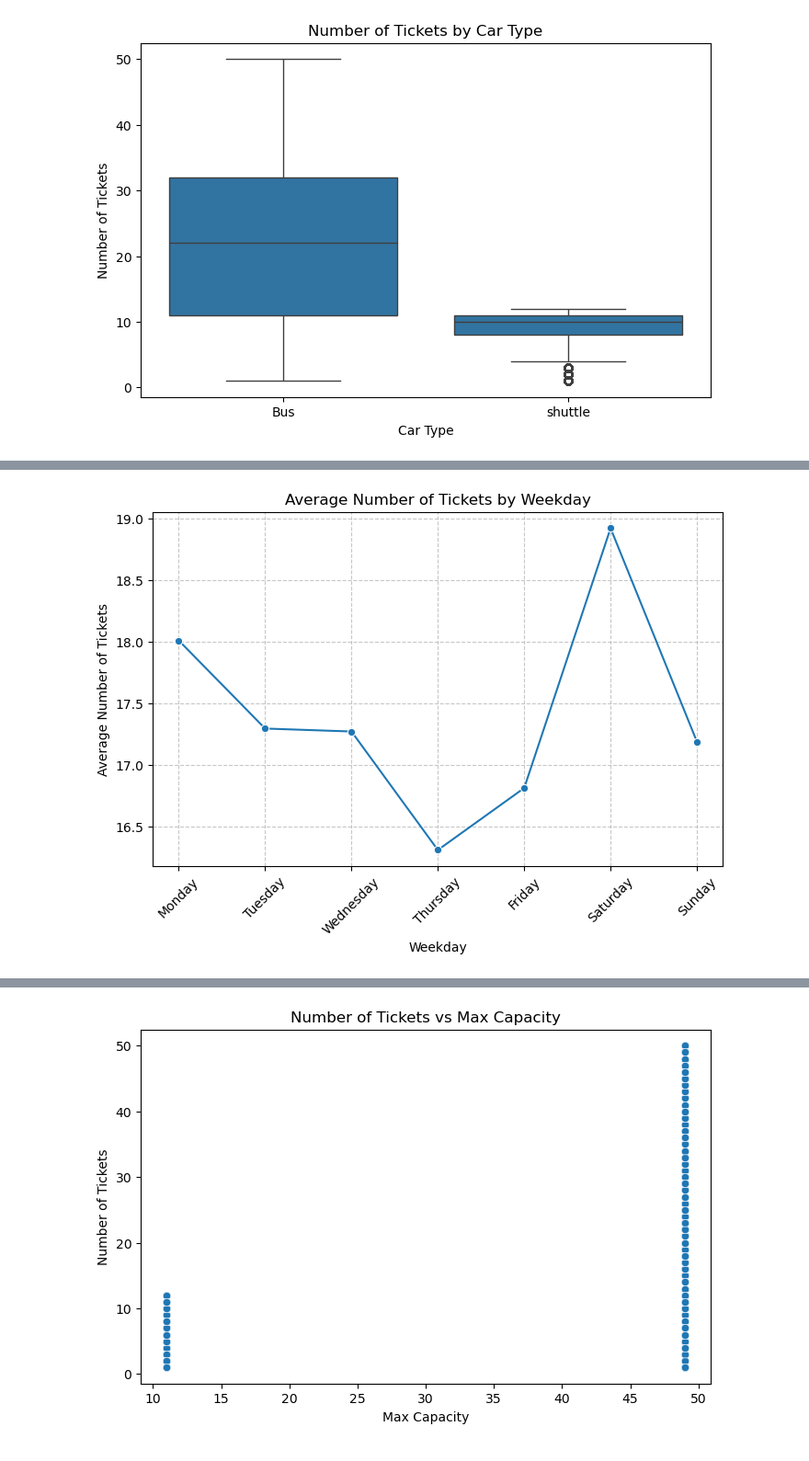
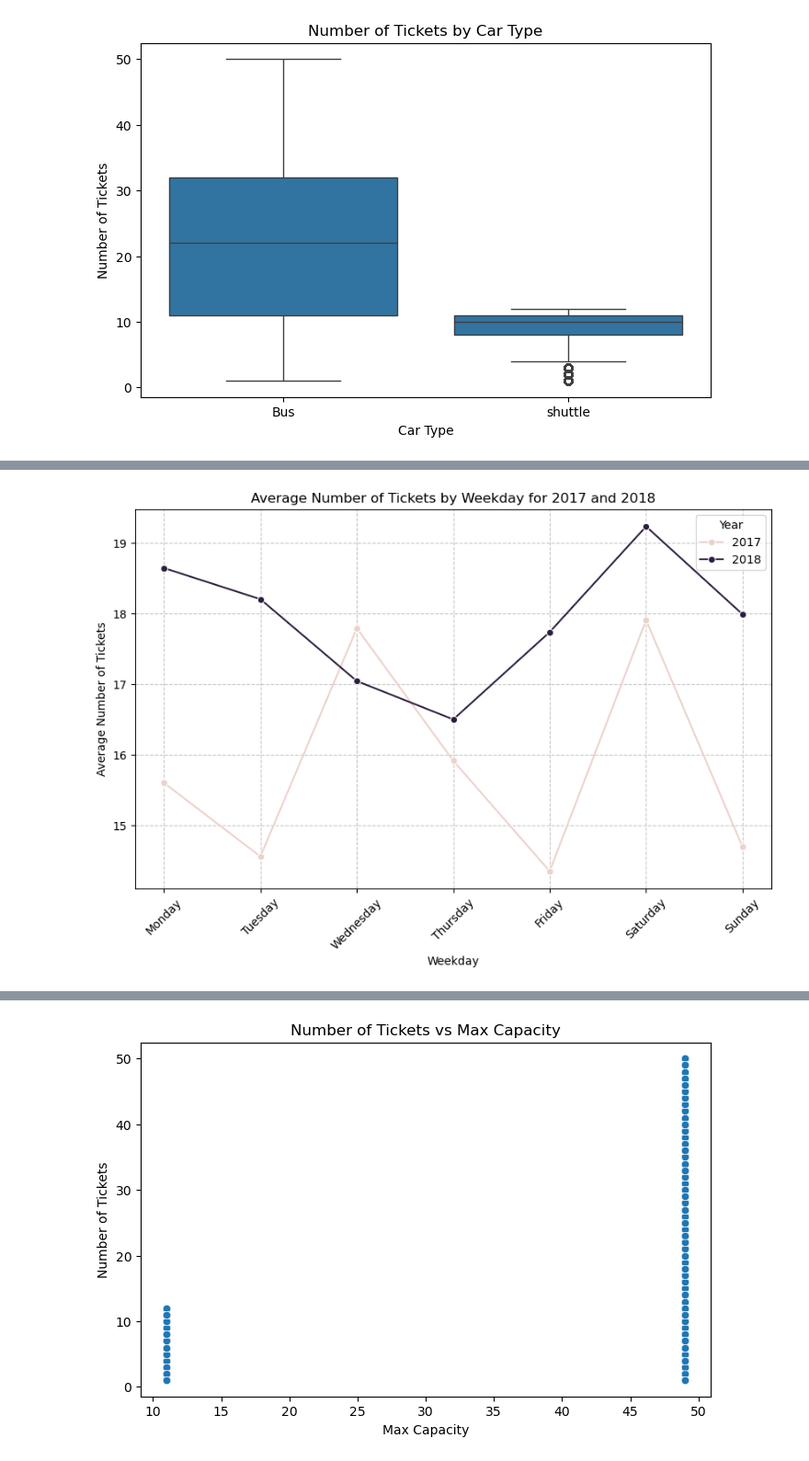
Before and after one commit to The-DigitalAcademy/Traffic_Jam_Analysis, a Jupyter notebook: creatingmodel.ipynb, the cells around one changed output, grey strips where cells are left out. Shown at 92% size. Cells and saved outputs as stored; diff of their text form; code cells hidden in the pictures.

```diff
--- a/creatingmodel.ipynb
+++ b/creatingmodel.ipynb
@@ -174,25 +183,30 @@ plt.show()
 # %%
-
 weekday_map = {
     0: "Monday",
     1: "Tuesday",
     2: "Wednesday",
     3: "Thursday",
     4: "Friday",
     5: "Saturday",
     6: "Sunday"
 }
-weekdaily_tickets = df_train.groupby("weekday")["number_of_tickets"].mean().reset_index()
+
+df_filtered = df_train[df_train["year"].isin([2017, 2018])]
+
+weekdaily_tickets = df_filtered.groupby(["year", "weekday"])["number_of_tickets"].mean().reset_index()
+
 weekdaily_tickets["weekday"] = weekdaily_tickets["weekday"].map(weekday_map)
-plt.figure(figsize=(8, 5))
-sns.lineplot(x="weekday", y="number_of_tickets", data=weekdaily_tickets, marker="o")
-plt.title("Average Number of Tickets by Weekday")
+
+plt.figure(figsize=(10, 6))
+sns.lineplot(x="weekday", y="number_of_tickets", hue="year", data=weekdaily_tickets, marker="o")
+plt.title("Average Number of Tickets by Weekday for 2017 and 2018")
 plt.xlabel("Weekday")
 plt.ylabel("Average Number of Tickets")
 plt.xticks(rotation=45)
 plt.grid(axis='both', linestyle='--', alpha=0.7)
+plt.legend(title="Year")
 plt.show()
 # %% [output]
-[figure, old version]
+[figure, new version]
 # %%
 
```
Also changed, not shown: parts of 5 cells of this notebook, 1 other file.
